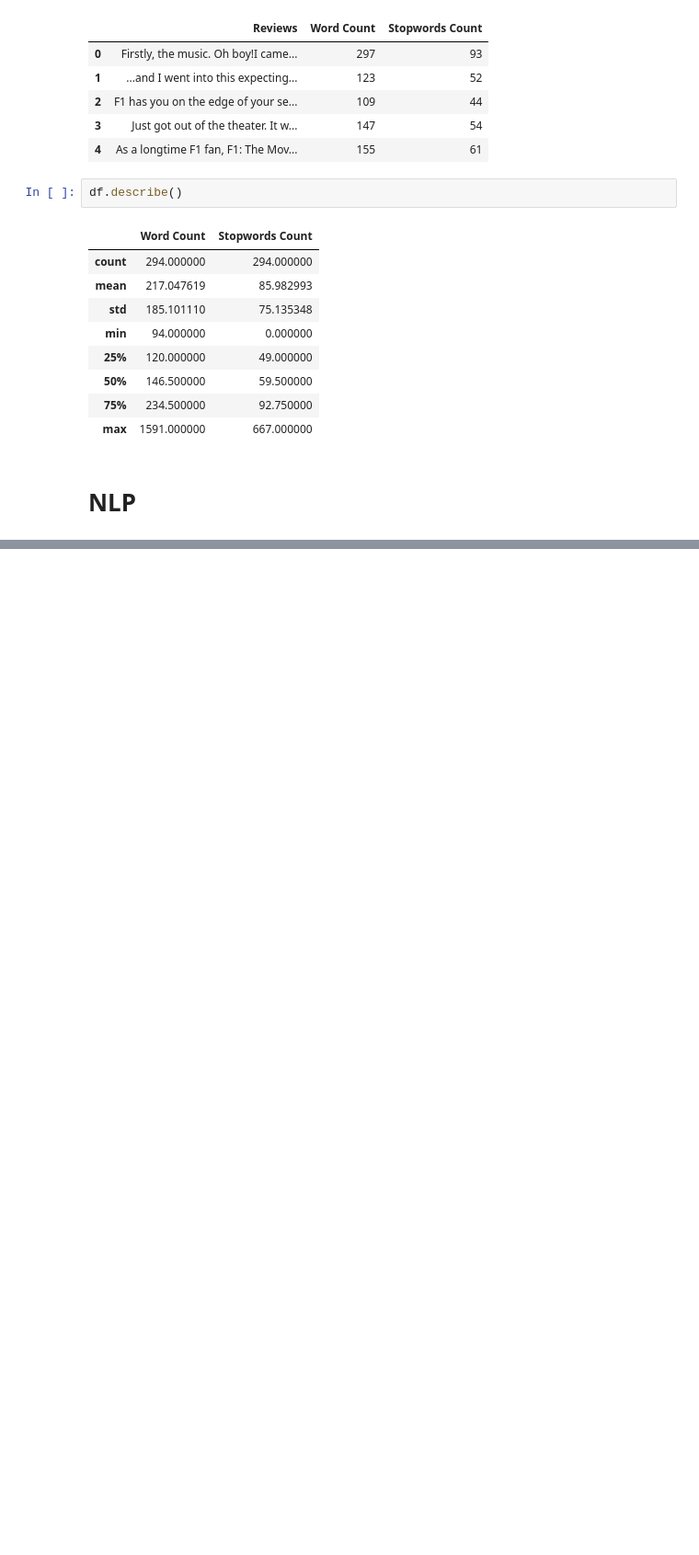
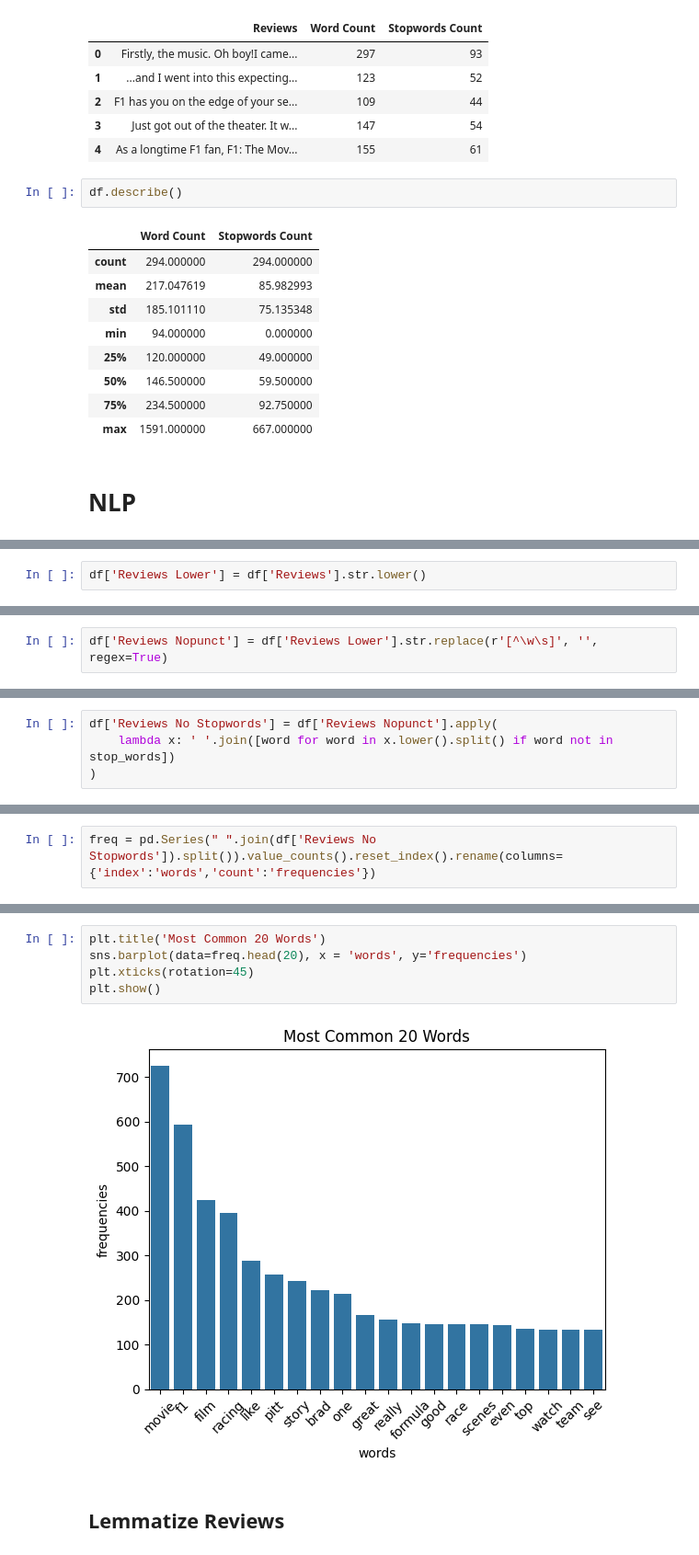
Before and after one commit to OctaMarina/IMDb-Scraper-AnalyzerClassifier, a Jupyter notebook: Sentiment Analysis.ipynb, the cells around one changed output, grey strips where cells are left out. Shown at 92% size. Cells and saved outputs as stored; diff of their text form; blank space fills up the shorter version.

```diff
--- a/Sentiment Analysis.ipynb
+++ b/Sentiment Analysis.ipynb
@@ -132,0 +135,2 @@ df.describe()
+# %%
+df['Reviews Lower'] = df['Reviews'].str.lower()
@@ -132,0 +154,2 @@ df.describe()
+# %%
+df['Reviews Nopunct'] = df['Reviews Lower'].str.replace(r'[^\w\s]', '', regex=True)
@@ -132,0 +167,4 @@ df.describe()
+# %%
+df['Reviews No Stopwords'] = df['Reviews Nopunct'].apply(
+    lambda x: ' '.join([word for word in x.lower().split() if word not in stop_words])
+)
@@ -132,0 +182,2 @@ df.describe()
+# %%
+freq = pd.Series(" ".join(df['Reviews No Stopwords']).split()).value_counts().reset_index().rename(columns={'index':'words','count':'frequencies'})
@@ -132,0 +193,9 @@ df.describe()
+# %%
+plt.title('Most Common 20 Words')
+sns.barplot(data=freq.head(20), x = 'words', y='frequencies')
+plt.xticks(rotation=45)
+plt.show()
+# %% [output]
+[figure, added]
+# %% [markdown]
+## Lemmatize Reviews
```
Also changed, not shown: parts of 26 cells of this notebook.
